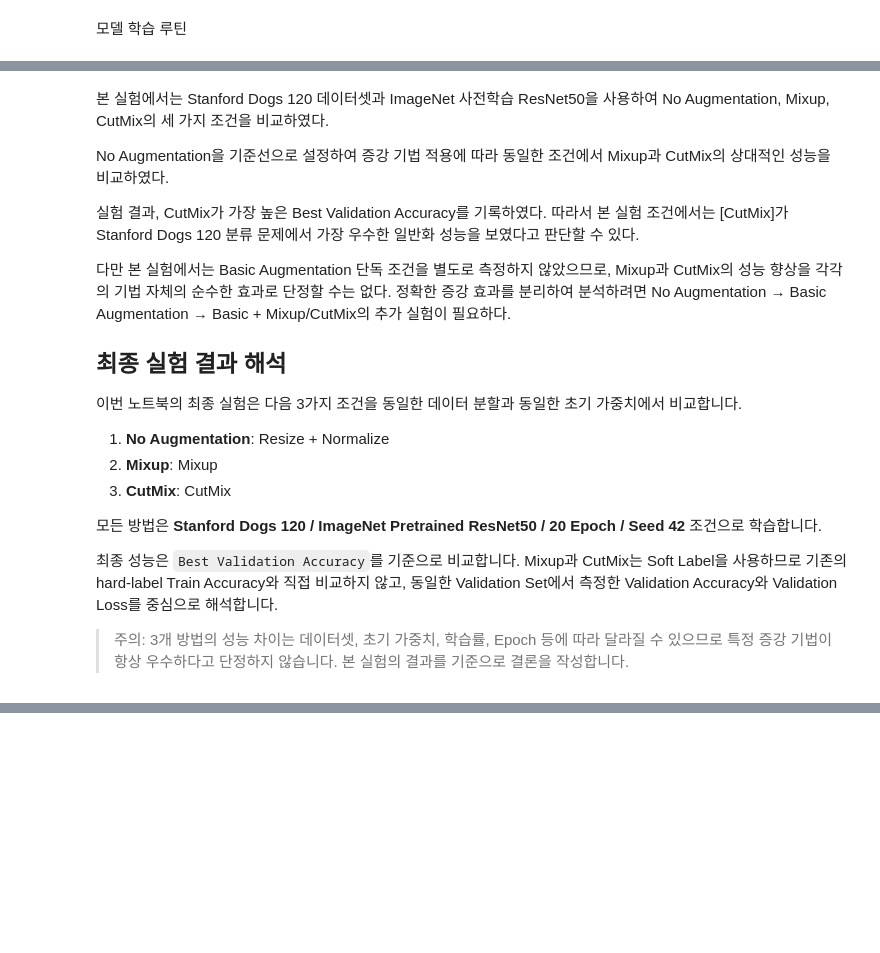
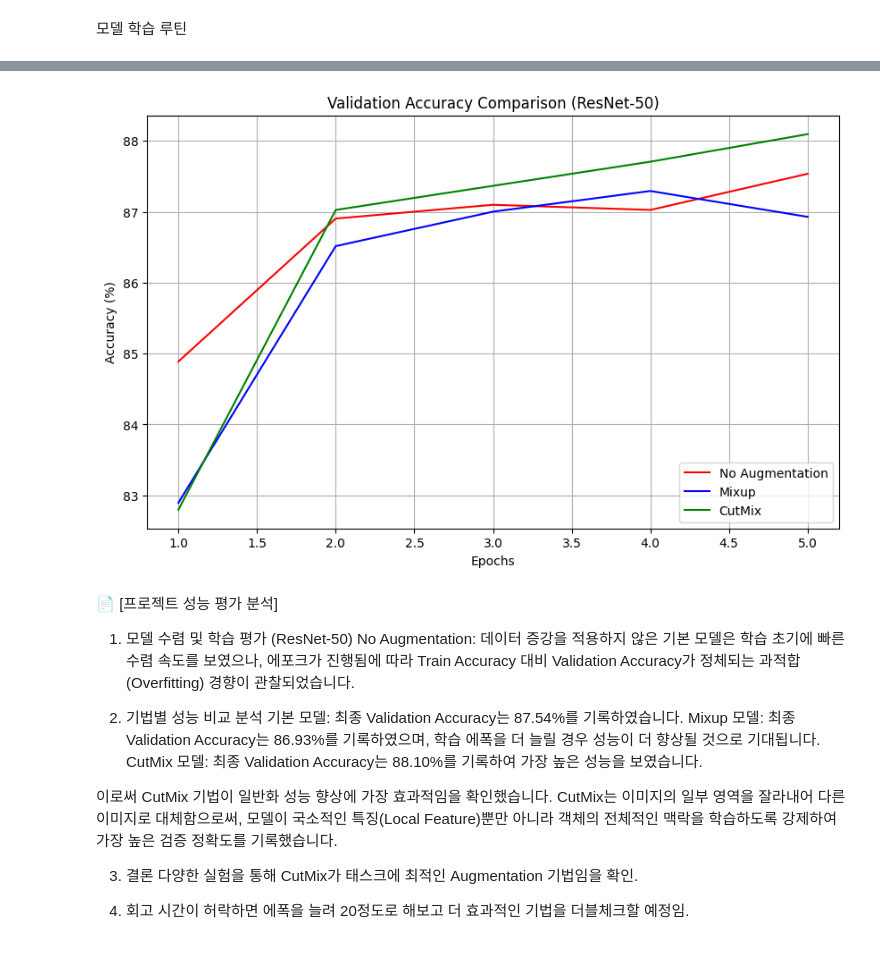
Before and after one commit to kritik-sowieso/AIFFEL_quest_rs_review_gh, a Jupyter notebook: Exploration/Ex04/Augmentation.ipynb, the cells around one changed output, grey strips where cells are left out. Saved outputs shown, nothing was run; the diff lists cells and outputs as text; code cells hidden in the pictures; blank space fills up the shorter version.

```diff
--- a/Exploration/Ex04/Augmentation.ipynb
+++ b/Exploration/Ex04/Augmentation.ipynb
@@ -1345,31 +590,0 @@ plt.show()
-# %% [markdown]
-본 실험에서는 Stanford Dogs 120 데이터셋과 ImageNet 사전학습 ResNet50을
-사용하여 No Augmentation, Mixup, CutMix의 세 가지 조건을 비교하였다.
-
-No Augmentation을 기준선으로 설정하여 증강 기법 적용에 따라 동일한 조건에서
-Mixup과 CutMix의 상대적인 성능을 비교하였다.
-
-실험 결과, CutMix가 가장 높은 Best Validation Accuracy를
-기록하였다. 따라서 본 실험 조건에서는 [CutMix]가
-Stanford Dogs 120 분류 문제에서 가장 우수한 일반화 성능을 보였다고
-판단할 수 있다.
-
-다만 본 실험에서는 Basic Augmentation 단독 조건을 별도로 측정하지
-않았으므로, Mixup과 CutMix의 성능 향상을 각각의 기법 자체의 순수한
-효과로 단정할 수는 없다. 정확한 증강 효과를 분리하여 분석하려면
-No Augmentation → Basic Augmentation → Basic + Mixup/CutMix의
-추가 실험이 필요하다.
-
-## 최종 실험 결과 해석
-
-이번 노트북의 최종 실험은 다음 3가지 조건을 동일한 데이터 분할과 동일한 초기 가중치에서 비교합니다.
-
-1. **No Augmentation**: Resize + Normalize
-2. **Mixup**: Mixup
-3. **CutMix**: CutMix
-
-모든 방법은 **Stanford Dogs 120 / ImageNet Pretrained ResNet50 / 20 Epoch / Seed 42** 조건으로 학습합니다.
-
-최종 성능은 `Best Validation Accuracy`를 기준으로 비교합니다. Mixup과 CutMix는 Soft Label을 사용하므로 기존의 hard-label Train Accuracy와 직접 비교하지 않고, 동일한 Validation Set에서 측정한 Validation Accuracy와 Validation Loss를 중심으로 해석합니다.
-
-> 주의: 3개 방법의 성능 차이는 데이터셋, 초기 가중치, 학습률, Epoch 등에 따라 달라질 수 있으므로 특정 증강 기법이 항상 우수하다고 단정하지 않습니다. 본 실험의 결과를 기준으로 결론을 작성합니다.
@@ -1375,0 +650,29 @@ No Augmentation → Basic Augmentation → Basic + Mixup/CutMix의
+# %%
+DATASET_DIR = '/content/Images/'
+EPOCHS = 5
+
+train_loader, test_loader, num_classes = build_dataset(DATASET_DIR, batch_size=16)
+
+print("=== 1. Basic Model 학습 시작 ===")
+history_basic = train_model(train_loader, test_loader, num_classes, aug_method=None, epochs=EPOCHS)
+
+print("\n=== 2. Mixup Model 학습 시작 ===")
+history_mixup = train_model(train_loader, test_loader, num_classes, aug_method='mixup', epochs=EPOCHS)
+
+print("\n=== 3. CutMix Model 학습 시작 ===")
+history_cutmix = train_model(train_loader, test_loader, num_classes, aug_method='cutmix', epochs=EPOCHS)
+
+epochs_range = range(1, EPOCHS + 1)
+
+plt.figure(figsize=(10, 6))
+plt.plot(epochs_range, history_basic['val_acc'], 'r-', label='No Augmentation')
+plt.plot(epochs_range, history_mixup['val_acc'], 'b-', label='Mixup')
+plt.plot(epochs_range, history_cutmix['val_acc'], 'g-', label='CutMix')
+
+plt.title('Validation Accuracy Comparison (ResNet-50)')
+plt.xlabel('Epochs')
+plt.ylabel('Accuracy (%)')
+plt.legend(loc='lower right')
+plt.grid(True)
+plt.show()
+# %% [output]
@@ -1375,0 +699,19 @@ No Augmentation → Basic Augmentation → Basic + Mixup/CutMix의
+[figure, added]
+# %% [markdown]
+
+📄 [프로젝트 성능 평가 분석]
+1. 모델 수렴 및 학습 평가 (ResNet-50)
+No Augmentation: 데이터 증강을 적용하지 않은 기본 모델은 학습 초기에 빠른 수렴 속도를 보였으나, 에포크가 진행됨에 따라 Train Accuracy 대비 Validation Accuracy가 정체되는 과적합(Overfitting) 경향이 관찰되었습니다.
+
+2. 기법별 성능 비교 분석
+  기본 모델: 최종 Validation Accuracy는 87.54%를 기록하였습니다.
+  Mixup 모델: 최종 Validation Accuracy는 86.93%를 기록하였으며, 학습 에폭을 더 늘릴 경우 성능이 더 향상될 것으로 기대됩니다.
+  CutMix 모델: 최종 Validation Accuracy는 88.10%를 기록하여 가장 높은 성능을 보였습니다.
+
+이로써 CutMix 기법이 일반화 성능 향상에 가장 효과적임을 확인했습니다. CutMix는 이미지의 일부 영역을 잘라내어 다른 이미지로 대체함으로써, 모델이 국소적인 특징(Local Feature)뿐만 아니라 객체의 전체적인 맥락을 학습하도록 강제하여 가장 높은 검증 정확도를 기록했습니다.
+
+3. 결론
+다양한 실험을 통해 CutMix가 태스크에 최적인 Augmentation 기법임을 확인.
+
+4. 회고
+시간이 허락하면 에폭을 늘려 20정도로 해보고 더 효과적인 기법을 더블체크할 예정임.
```
Also changed, not shown: parts of 28 cells of this notebook.
